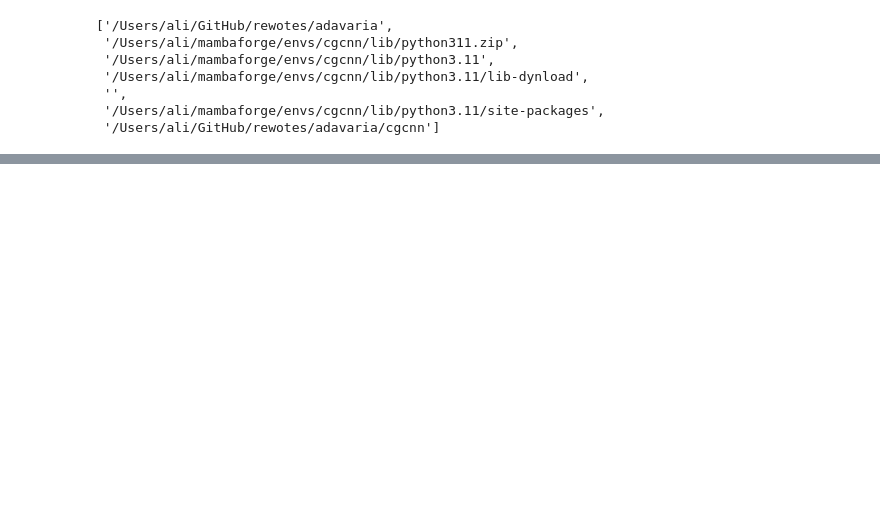
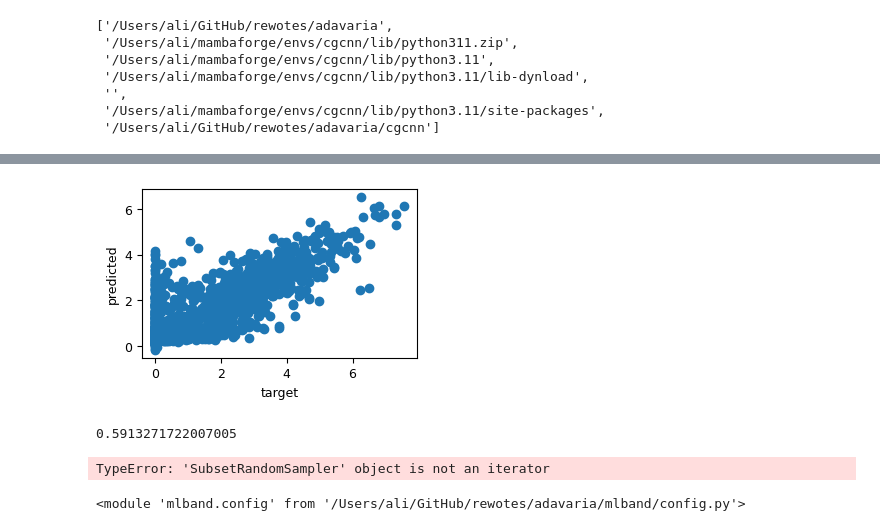
Before and after one commit to Exabyte-io/rewotes, a Jupyter notebook: adavaria/train_cgcnn2.ipynb, the cells around one changed output, grey strips where cells are left out. Drawn from its saved outputs; the diff is of its cells as text; code cells hidden in the pictures; blank space fills up the shorter version.

```diff
--- a/adavaria/train_cgcnn2.ipynb
+++ b/adavaria/train_cgcnn2.ipynb
@@ -55,0 +128,5 @@ cgcnn
+# %%
+# the csv file doesn't have the header row and index column. I want to call the cols id target and predicted
+df = pd.read_csv('test_results.csv', header=None, index_col=None)
+df.columns = ['id', 'target', 'predicted']
+df
@@ -55,0 +147,16 @@ cgcnn
+# %%
+# Plot the predicted vs target values parity plot
+import matplotlib.pyplot as plt
+
+plt.scatter(df['target'], df['predicted'])
+plt.xlabel('target')
+plt.ylabel('predicted')
+plt.show()
+
+# pring the mean absolute error
+from sklearn.metrics import mean_absolute_error
+
+mean_absolute_error(df['target'], df['predicted'])
+# %% [output]
+[figure, added]
+0.5913271722007005
@@ -55,0 +179,17 @@ cgcnn
+# %%
+from torch.utils.data import SubsetRandomSampler
+
+indices = [1, 2, 3, 4, 5, 6, 7, 8, 9, 10]
+
+# Assuming you have a dataset 'dataset'
+sampler = SubsetRandomSampler(indices)
+next(sampler)
+# %% [output]
+TypeError: 'SubsetRandomSampler' object is not an iterator
+# %%
+import mlband.data
+import mlband.config
+importlib.reload(mlband.data)
+importlib.reload(mlband.config)
+# %% [output]
+<module 'mlband.config' from '/Users/ali/GitHub/rewotes/adavaria/mlband/config.py'>
```
Also changed, not shown: parts of 34 cells of this notebook, 11 other files.
